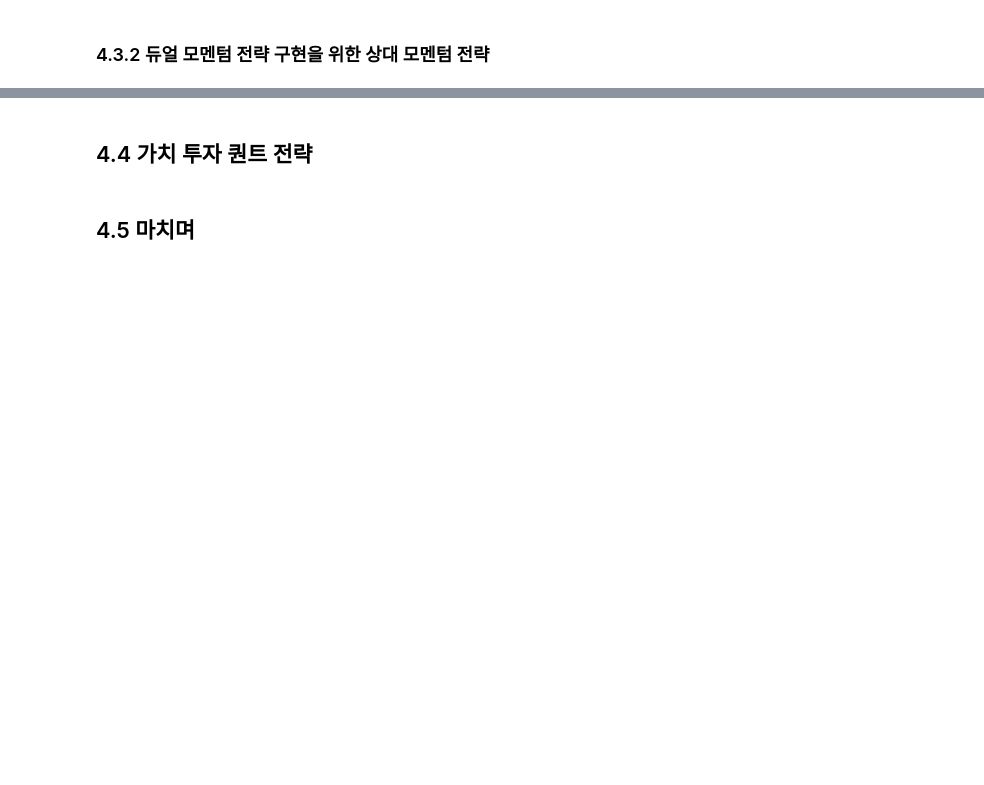
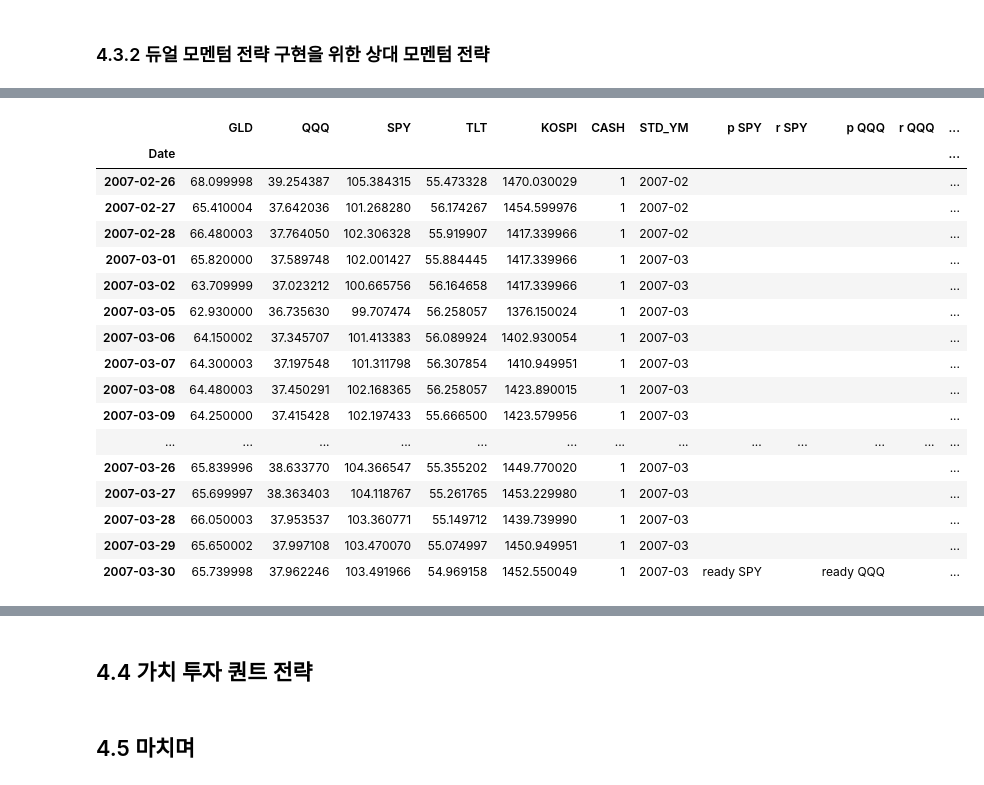
Before and after one commit to sajacaros/algoTrade, a Jupyter notebook: docs/04_2_듀얼모멘텀전략.ipynb, the cells around one changed output, grey strips where cells are left out. Cells and saved outputs as stored; diff of their text form; code cells hidden in the pictures; blank space fills up the shorter version.

```diff
--- a/docs/04_2_듀얼모멘텀전략.ipynb
+++ b/docs/04_2_듀얼모멘텀전략.ipynb
@@ -269,0 +279,4 @@ print(melt_month_df.tail(5))
+# %%
+melt_return_month_df['1M_RET'] = melt_return_month_df['Close'] / melt_return_month_df.groupby('CODE')['Close'].shift()
+melt_return_month_df.fillna(1, inplace=True)
+print(melt_return_month_df.iloc[195:200])
@@ -269,0 +290,7 @@ print(melt_month_df.tail(5))
+# %%
+return_month_df = melt_return_month_df.pivot(index='Date', columns='CODE', values='1M_RET').copy()
+rank_df = return_month_df.rank(axis=1, ascending=False, method='first')
+# print(rank_df[rank_df['CASH'] < 4.0].head())
+# print(return_month_df.loc[rank_df[rank_df['CASH'] < 4.0].index[0:2]].head())
+buy_table = pd.DataFrame(np.where(rank_df < 4.0, 1, 0), index=rank_df.index, columns=rank_df.columns)[1:]
+print(buy_table.head())
@@ -269,0 +305,6 @@ print(melt_month_df.tail(5))
+# %%
+sig_dict = dict()
+for date in buy_table.index:
+    sig_dict[date] = list(buy_table.loc[date, buy_table.loc[date, :]>=1.0].index)
+    # print(buy_table.loc[date, buy_table.loc[date, :]>=1.0].index)
+    print(f"{date} : {sig_dict[date]}")
@@ -269,0 +329,6 @@ print(melt_month_df.tail(5))
+# %%
+book = stock_df.set_index('Date').copy()
+for c in ticker_list:
+    book['p ' + c] = ''
+    book['r ' + c] = ''
+book.head()
@@ -269,0 +343,24 @@ print(melt_month_df.tail(5))
+# %%
+for date,values in sig_dict.items():
+    for stock in values:
+        book.loc[date, 'p '+stock] = 'ready '+stock
+book.loc['2007-02-26':'2007-03']
+# %% [output]
+|  | GLD | QQQ | SPY | TLT | KOSPI | CASH | STD_YM | p SPY | r SPY | p QQQ | r QQQ | ... |
+| Date |  |  |  |  |  |  |  |  |  |  |  | ... |
+| 2007-02-26 | 68.099998 | 39.254387 | 105.384315 | 55.473328 | 1470.030029 | 1 | 2007-02 |  |  |  |  | ... |
+| 2007-02-27 | 65.410004 | 37.642036 | 101.268280 | 56.174267 | 1454.599976 | 1 | 2007-02 |  |  |  |  | ... |
+| 2007-02-28 | 66.480003 | 37.764050 | 102.306328 | 55.919907 | 1417.339966 | 1 | 2007-02 |  |  |  |  | ... |
+| 2007-03-01 | 65.820000 | 37.589748 | 102.001427 | 55.884445 | 1417.339966 | 1 | 2007-03 |  |  |  |  | ... |
+| 2007-03-02 | 63.709999 | 37.023212 | 100.665756 | 56.164658 | 1417.339966 | 1 | 2007-03 |  |  |  |  | ... |
+| 2007-03-05 | 62.930000 | 36.735630 | 99.707474 | 56.258057 | 1376.150024 | 1 | 2007-03 |  |  |  |  | ... |
+| 2007-03-06 | 64.150002 | 37.345707 | 101.413383 | 56.089924 | 1402.930054 | 1 | 2007-03 |  |  |  |  | ... |
+| 2007-03-07 | 64.300003 | 37.197548 | 101.311798 | 56.307854 | 1410.949951 | 1 | 2007-03 |  |  |  |  | ... |
+| 2007-03-08 | 64.480003 | 37.450291 | 102.168365 | 56.258057 | 1423.890015 | 1 | 2007-03 |  |  |  |  | ... |
+| 2007-03-09 | 64.250000 | 37.415428 | 102.197433 | 55.666500 | 1423.579956 | 1 | 2007-03 |  |  |  |  | ... |
+| ... | ... | ... | ... | ... | ... | ... | ... | ... | ... | ... | ... | ... |
+| 2007-03-26 | 65.839996 | 38.633770 | 104.366547 | 55.355202 | 1449.770020 | 1 | 2007-03 |  |  |  |  | ... |
+| 2007-03-27 | 65.699997 | 38.363403 | 104.118767 | 55.261765 | 1453.229980 | 1 | 2007-03 |  |  |  |  | ... |
+| 2007-03-28 | 66.050003 | 37.953537 | 103.360771 | 55.149712 | 1439.739990 | 1 | 2007-03 |  |  |  |  | ... |
+| 2007-03-29 | 65.650002 | 37.997108 | 103.470070 | 55.074997 | 1450.949951 | 1 | 2007-03 |  |  |  |  | ... |
+| 2007-03-30 | 65.739998 | 37.962246 | 103.491966 | 54.969158 | 1452.550049 | 1 | 2007-03 | ready SPY |  | ready QQQ |  | ... |
```
Also changed, not shown: parts of 21 cells of this notebook, 2 other files.
